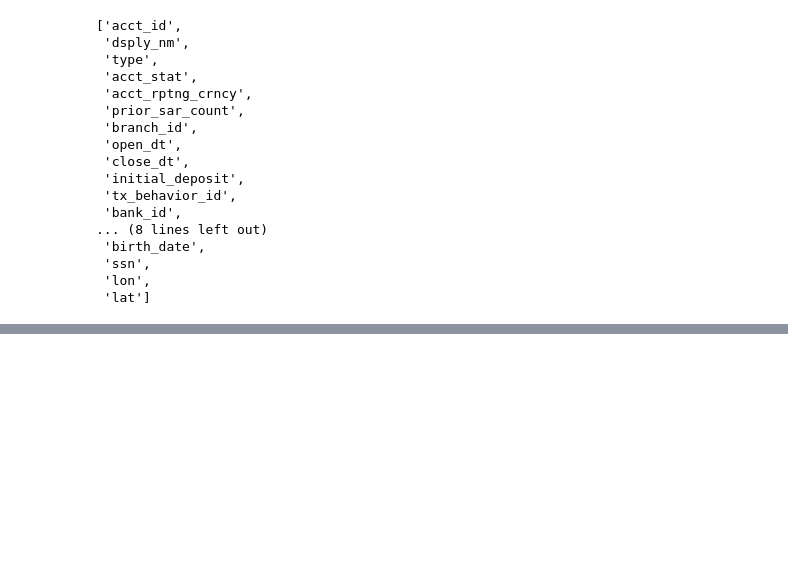
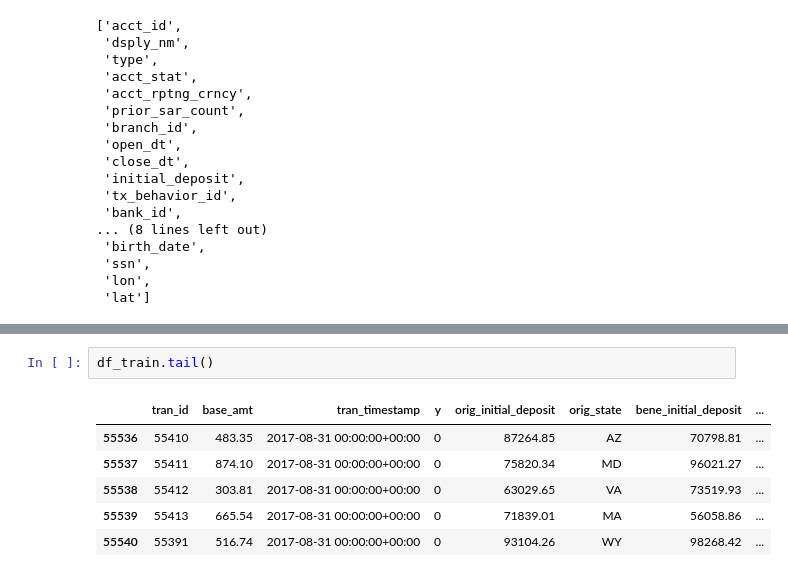
Before and after one commit to Jackson00Han/decentralized_aml_demonstrator, a Jupyter notebook: eda.ipynb, the cells around one changed output, grey strips where cells are left out. Saved outputs shown, nothing was run; the diff lists cells and outputs as text; blank space fills up the shorter version.

```diff
--- a/eda.ipynb
+++ b/eda.ipynb
@@ -211,0 +276,9 @@ df.columns.tolist()
+# %%
+df_train.tail()
+# %% [output]
+|  | tran_id | base_amt | tran_timestamp | y | orig_initial_deposit | orig_state | bene_initial_deposit | ... |
+| 55536 | 55410 | 483.35 | 2017-08-31 00:00:00+00:00 | 0 | 87264.85 | AZ | 70798.81 | ... |
+| 55537 | 55411 | 874.10 | 2017-08-31 00:00:00+00:00 | 0 | 75820.34 | MD | 96021.27 | ... |
+| 55538 | 55412 | 303.81 | 2017-08-31 00:00:00+00:00 | 0 | 63029.65 | VA | 73519.93 | ... |
+| 55539 | 55413 | 665.54 | 2017-08-31 00:00:00+00:00 | 0 | 71839.01 | MA | 56058.86 | ... |
+| 55540 | 55391 | 516.74 | 2017-08-31 00:00:00+00:00 | 0 | 93104.26 | WY | 98268.42 | ... |
```
Also changed, not shown: parts of 12 cells of this notebook, 1 other file.
